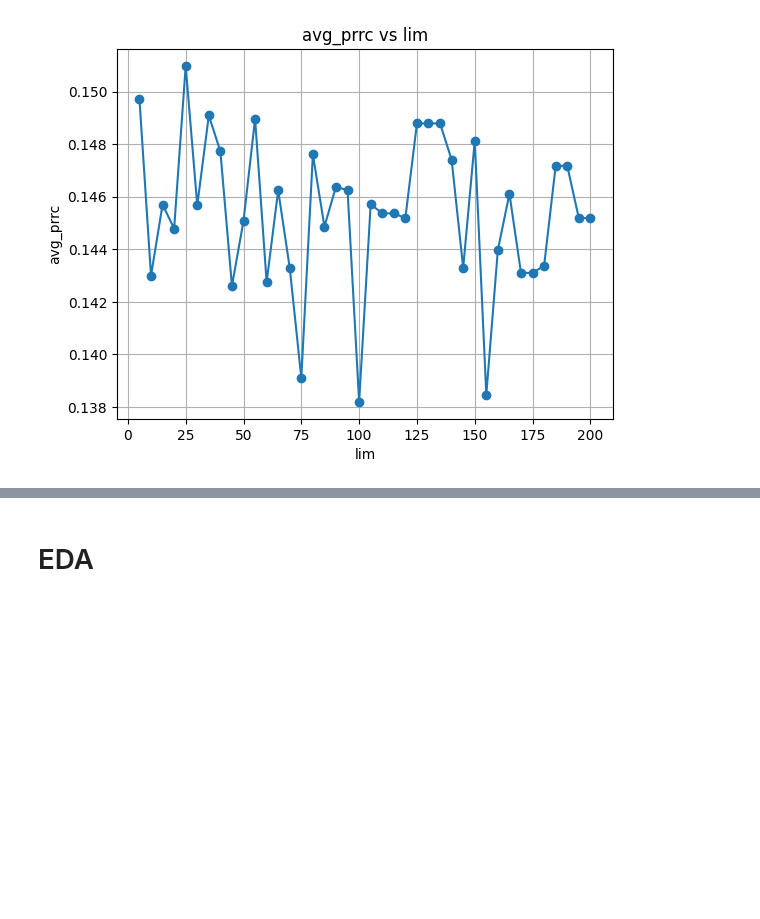
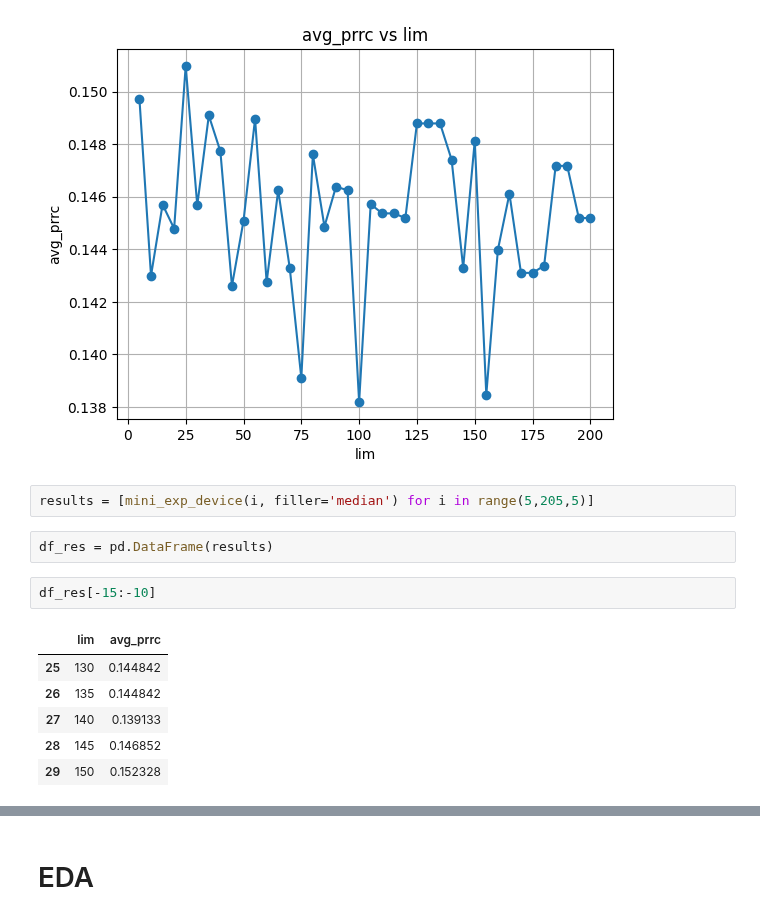
Before and after one commit to alvinrach/financial-tech-prediction, a Jupyter notebook: research.ipynb, the cells around one changed output, grey strips where cells are left out. Saved outputs shown, nothing was run; the diff lists cells and outputs as text; blank space fills up the shorter version.

```diff
--- a/research.ipynb
+++ b/research.ipynb
@@ -984,3 +1002,16 @@ plt.grid(True)
 plt.show()
 # %% [output]
 [figure]
+# %%
+results = [mini_exp_device(i, filler='median') for i in range(5,205,5)]
+# %%
+df_res = pd.DataFrame(results)
+# %%
+df_res[-15:-10]
+# %% [output]
+|  | lim | avg_prrc |
+| 25 | 130 | 0.144842 |
+| 26 | 135 | 0.144842 |
+| 27 | 140 | 0.139133 |
+| 28 | 145 | 0.146852 |
+| 29 | 150 | 0.152328 |
```
Also changed, not shown: parts of 10 cells of this notebook.
